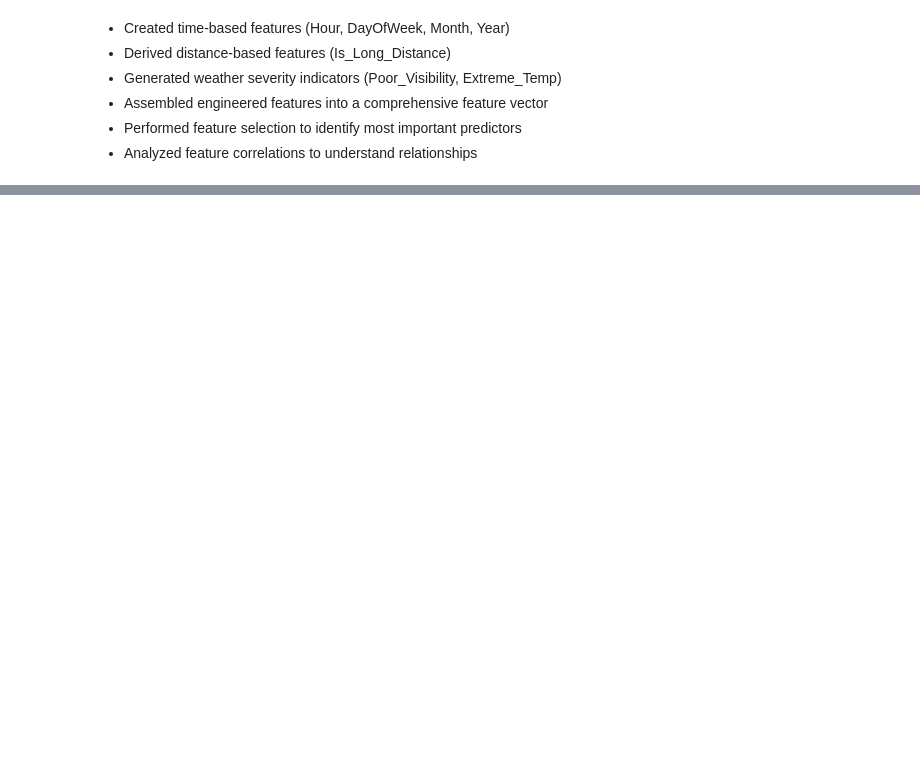
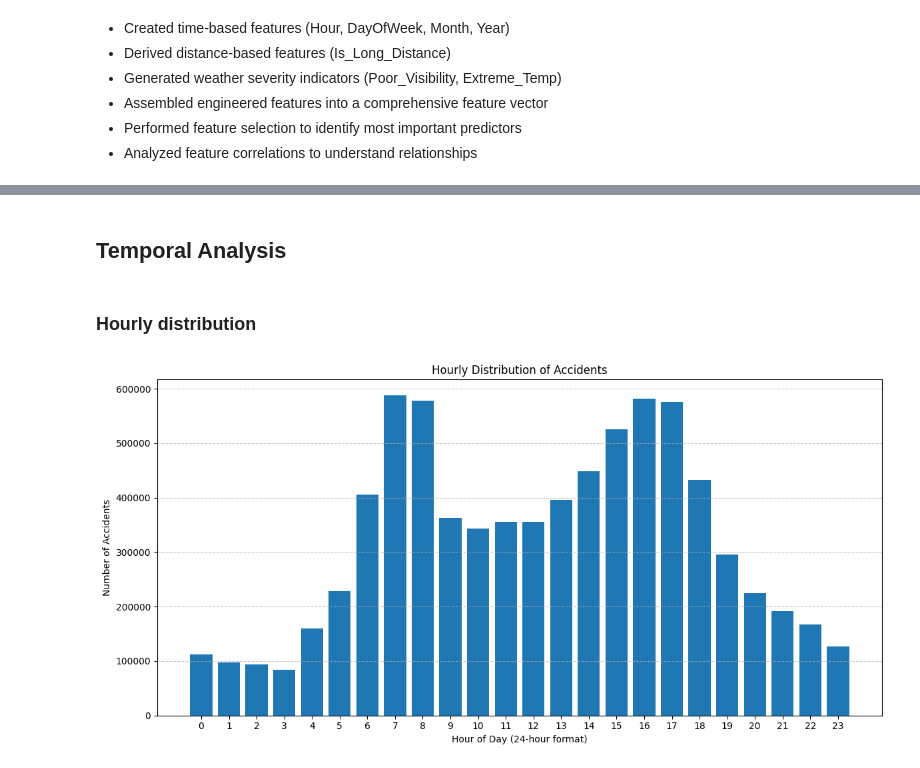
Before and after one commit to asif-mursalin/Research-on-US-accidents, a Jupyter notebook: Asif.ipynb, the cells around one changed output, grey strips where cells are left out. Cells and saved outputs as stored; diff of their text form; code cells hidden in the pictures; blank space fills up the shorter version.

```diff
--- a/Asif.ipynb
+++ b/Asif.ipynb
@@ -376,0 +427,19 @@ only showing top 5 rows
+# %% [markdown]
+## Temporal Analysis
+# %% [markdown]
+### Hourly distribution
+# %%
+hourly_counts = df_fe.groupBy("Hour").count().orderBy("Hour")
+hourly_pd = hourly_counts.toPandas()
+
+plt.figure(figsize=(12, 6))
+plt.bar(hourly_pd["Hour"], hourly_pd["count"])
+plt.title("Hourly Distribution of Accidents")
+plt.xlabel("Hour of Day (24-hour format)")
+plt.ylabel("Number of Accidents")
+plt.xticks(range(0, 24))
+plt.grid(axis='y', linestyle='--', alpha=0.7)
+plt.tight_layout()
+plt.show()
+# %% [output]
+[figure, added]
```
Also changed, not shown: parts of 37 cells of this notebook, 1 other file.
